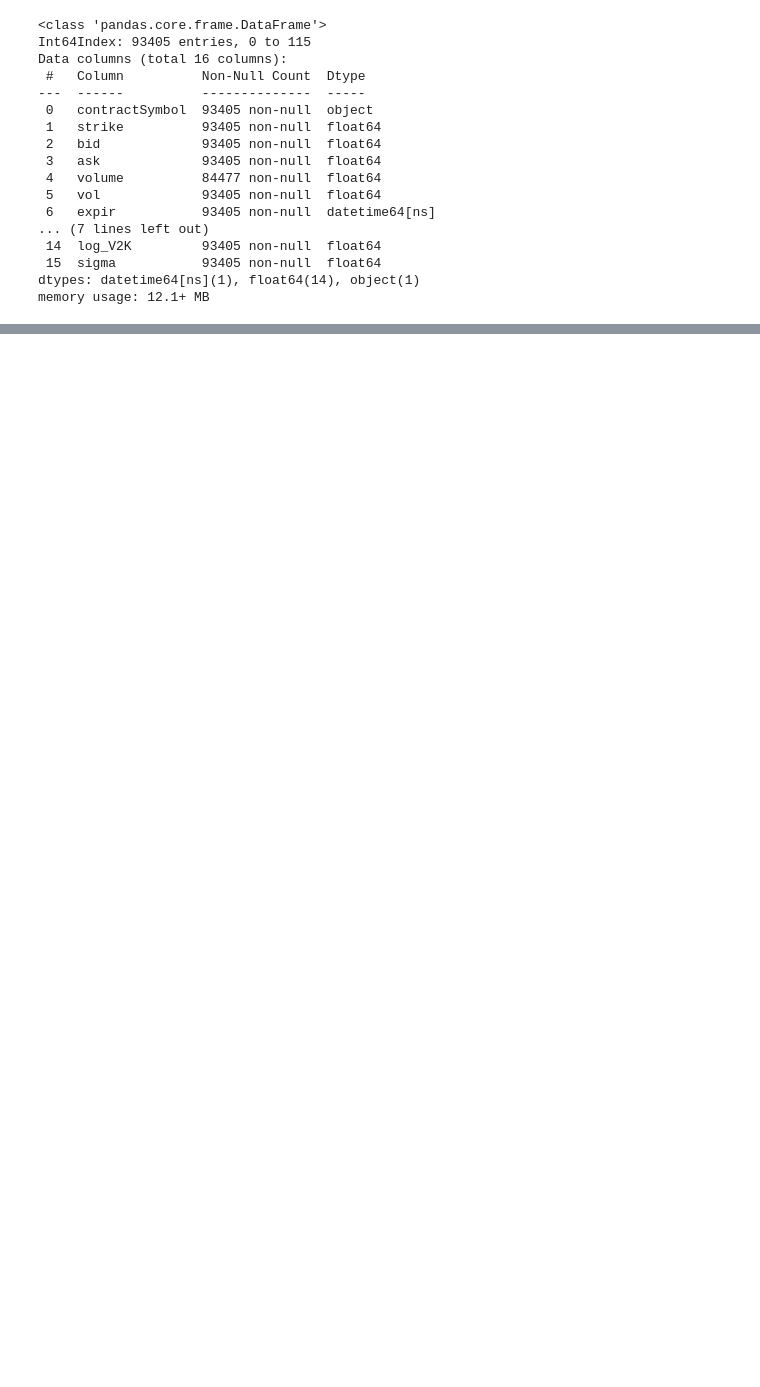
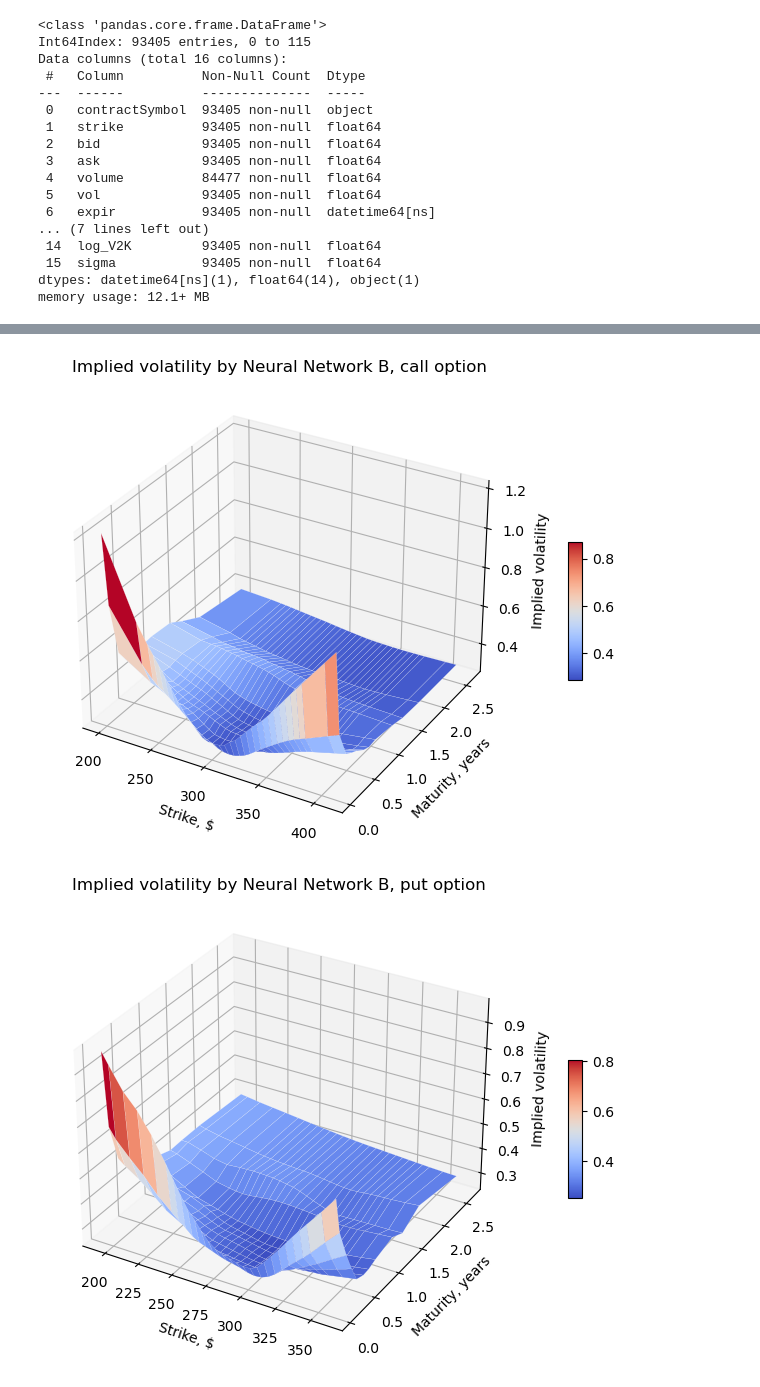
Before and after one commit to Kharinaev/neuro_pricing, a Jupyter notebook: train_nn.ipynb, the cells around one changed output, grey strips where cells are left out. Cells and saved outputs as stored; diff of their text form; code cells hidden in the pictures; blank space fills up the shorter version.

```diff
--- a/train_nn.ipynb
+++ b/train_nn.ipynb
@@ -536,0 +370,6 @@ for i in range(len(maturities)):
+# %%
+plot_surface(strikes_call, maturities_calls, nn_b_call_surface, title='Implied volatility by Neural Network B, call option')
+plot_surface(strikes_put, maturities_puts, nn_b_put_surface, title='Implied volatility by Neural Network B, put option')
+# %% [output]
+[figure, added]
+[figure, added]
```
Also changed, not shown: parts of 82 cells of this notebook, 18 other files.
